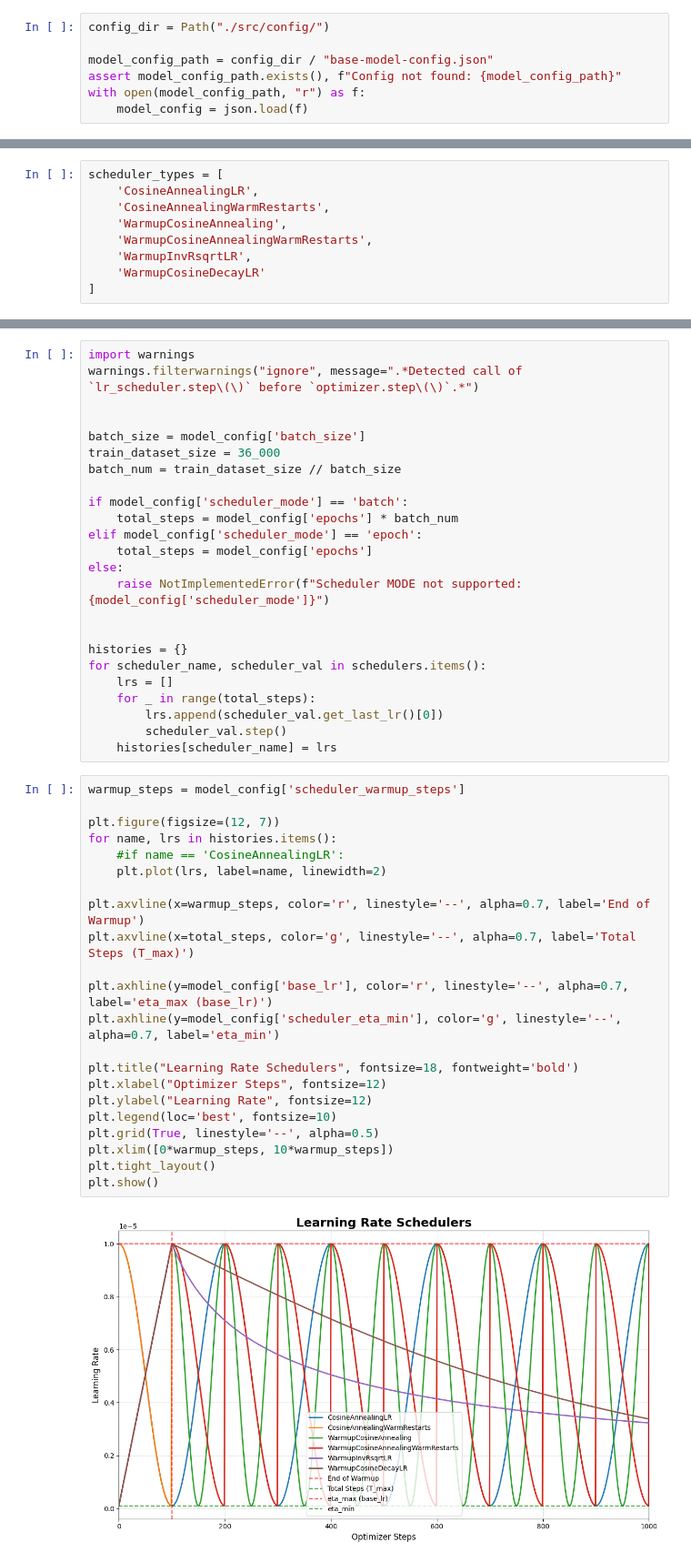
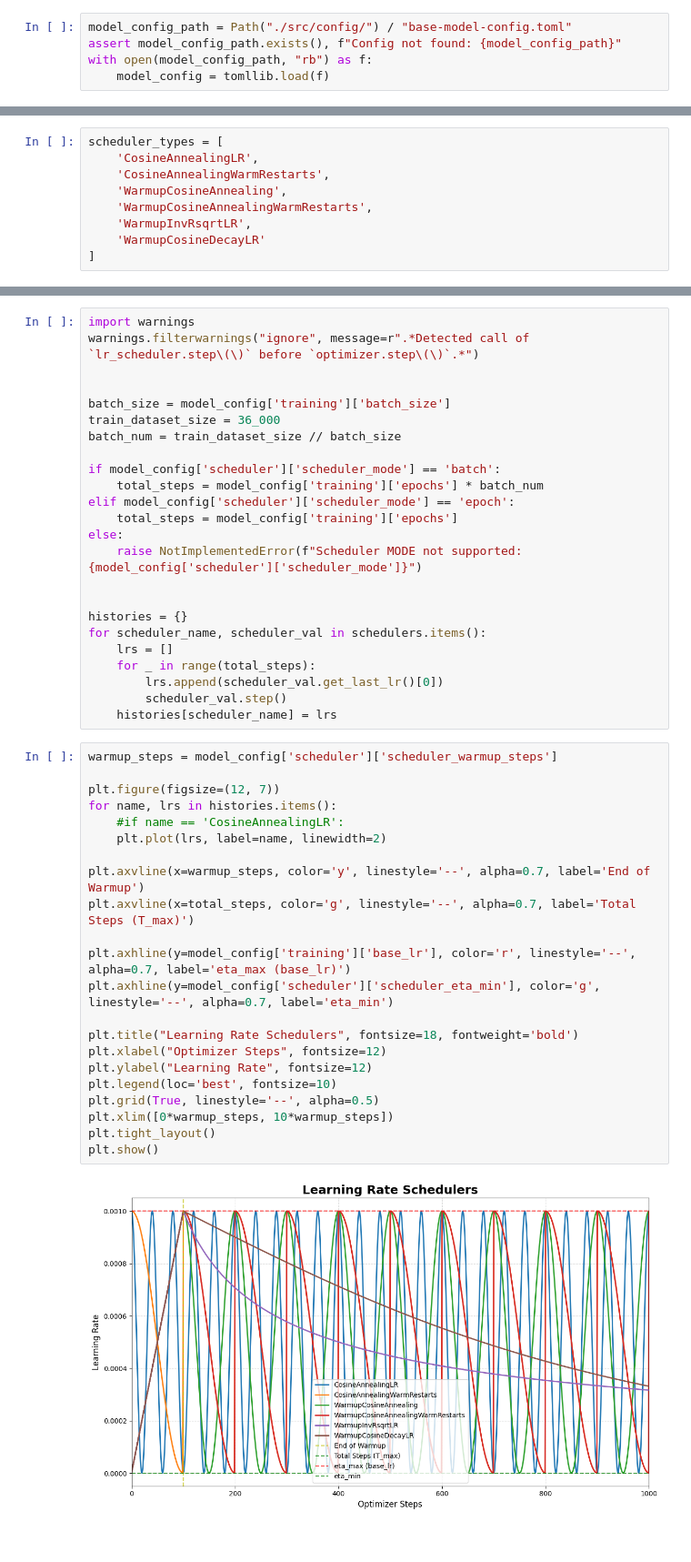
Before and after one commit to romangorbunov91/frequency-response-encoder, a Jupyter notebook: scheduler_test_nb.ipynb, the cells around one changed output, grey strips where cells are left out. Shown at 91% size. Cells and saved outputs as stored; diff of their text form.

Commit message:
Now config read from toml.

```diff
--- a/scheduler_test_nb.ipynb
+++ b/scheduler_test_nb.ipynb
@@ -10,9 +10,7 @@ from matplotlib import pyplot as plt
 from src.utils.schedulers import WarmupInvRsqrtLR, WarmupCosineDecayLR, WarmupCosineAnnealingWarmRestarts
 from src.models.model_utilizer import update_optimizer_simple
 # %%
-config_dir = Path("./src/config/")
-
-model_config_path = config_dir / "base-model-config.json"
+model_config_path = Path("./src/config/") / "base-model-config.toml"
 assert model_config_path.exists(), f"Config not found: {model_config_path}"
-with open(model_config_path, "r") as f:
-    model_config = json.load(f)
+with open(model_config_path, "rb") as f:
+    model_config = tomllib.load(f)
@@ -128,19 +106,19 @@ for scheduler_type in scheduler_types:
         raise NotImplementedError(f"Scheduler not supported: {scheduler_type}")
 # %%
 import warnings
-warnings.filterwarnings("ignore", message=".*Detected call of `lr_scheduler.step\(\)` before `optimizer.step\(\)`.*")
+warnings.filterwarnings("ignore", message=r".*Detected call of `lr_scheduler.step\(\)` before `optimizer.step\(\)`.*")
 
 
-batch_size = model_config['batch_size']
+batch_size = model_config['training']['batch_size']
 train_dataset_size = 36_000
 batch_num = train_dataset_size // batch_size
 
-if model_config['scheduler_mode'] == 'batch':
-    total_steps = model_config['epochs'] * batch_num
-elif model_config['scheduler_mode'] == 'epoch':
-    total_steps = model_config['epochs']
+if model_config['scheduler']['scheduler_mode'] == 'batch':
+    total_steps = model_config['training']['epochs'] * batch_num
+elif model_config['scheduler']['scheduler_mode'] == 'epoch':
+    total_steps = model_config['training']['epochs']
 else:
-    raise NotImplementedError(f"Scheduler MODE not supported: {model_config['scheduler_mode']}")
+    raise NotImplementedError(f"Scheduler MODE not supported: {model_config['scheduler']['scheduler_mode']}")
 
 
 histories = {}
@@ -151,26 +129,26 @@ for scheduler_name, scheduler_val in schedulers.items():
         scheduler_val.step()
     histories[scheduler_name] = lrs
 # %%
-warmup_steps = model_config['scheduler_warmup_steps']
+warmup_steps = model_config['scheduler']['scheduler_warmup_steps']
 
 plt.figure(figsize=(12, 7))
 for name, lrs in histories.items():
     #if name == 'CosineAnnealingLR':
     plt.plot(lrs, label=name, linewidth=2)
 
-plt.axvline(x=warmup_steps, color='r', linestyle='--', alpha=0.7, label='End of Warmup')
+plt.axvline(x=warmup_steps, color='y', linestyle='--', alpha=0.7, label='End of Warmup')
 plt.axvline(x=total_steps, color='g', linestyle='--', alpha=0.7, label='Total Steps (T_max)')
 
-plt.axhline(y=model_config['base_lr'], color='r', linestyle='--', alpha=0.7, label='eta_max (base_lr)')
-plt.axhline(y=model_config['scheduler_eta_min'], color='g', linestyle='--', alpha=0.7, label='eta_min')
+plt.axhline(y=model_config['training']['base_lr'], color='r', linestyle='--', alpha=0.7, label='eta_max (base_lr)')
+plt.axhline(y=model_config['scheduler']['scheduler_eta_min'], color='g', linestyle='--', alpha=0.7, label='eta_min')
 
 plt.title("Learning Rate Schedulers", fontsize=18, fontweight='bold')
 plt.xlabel("Optimizer Steps", fontsize=12)
 plt.ylabel("Learning Rate", fontsize=12)
 plt.legend(loc='best', fontsize=10)
 plt.grid(True, linestyle='--', alpha=0.5)
 plt.xlim([0*warmup_steps, 10*warmup_steps])
 plt.tight_layout()
 plt.show()
 # %% [output]
-[figure, old version]
+[figure, new version]
```
Also changed, not shown: parts of 4 cells of this notebook.
